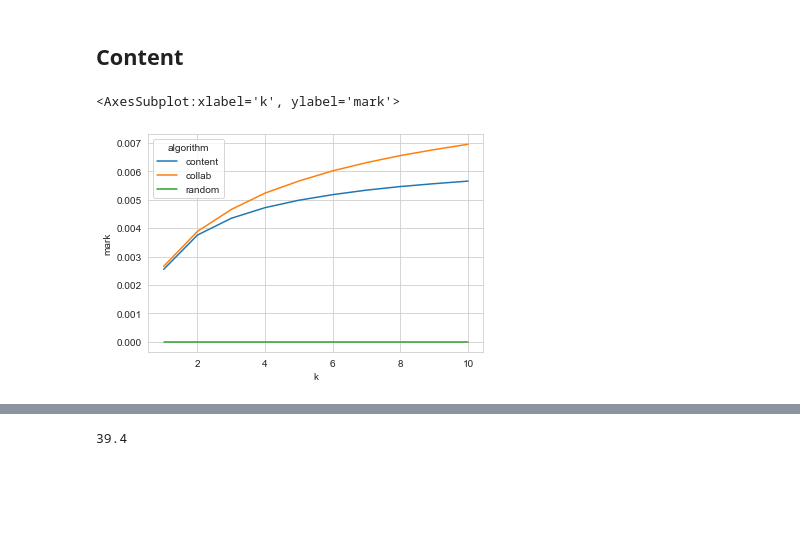
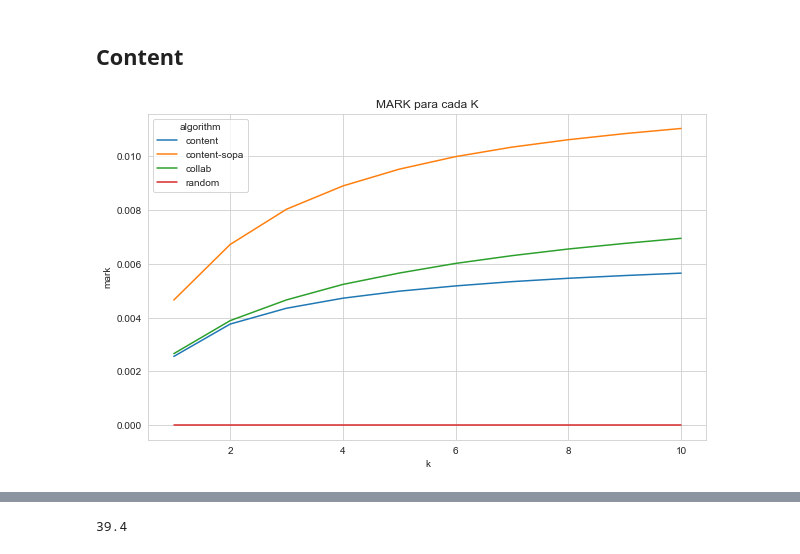
Before and after one commit to mnPanic/aa-tp, a Jupyter notebook: graficos.ipynb, the cells around one changed output, grey strips where cells are left out. Cells and saved outputs as stored; diff of their text form; code cells hidden in the pictures; blank space fills up the shorter version.

Commit message:
users nuestros, testeo y gráficos de resultados

```diff
--- a/graficos.ipynb
+++ b/graficos.ipynb
@@ -168,8 +168,9 @@ predicted_random, actual_random = result_io.read_results(result_io.NAME_RANDOM)
 # %%
 data = {
-    "content": [predicted_content, actual_content],
-    "collab": [predicted_collab, actual_collab],
-    "random": [predicted_random, actual_random],
+    "content": result_io.read_results(result_io.NAME_CONTENT),
+    "content-sopa": result_io.read_results_new_format(result_io.NAME_CONTENT_SOPA),
+    "collab": result_io.read_col_results(),
+    "random": result_io.read_results(result_io.NAME_RANDOM),
 }
 # %%
 rows = []
@@ -181,11 +182,13 @@ for algo, val in data.items():
         rows.append({"k": k, "mark": mark, "mapk": mapk, "algorithm": algo})
 df = pd.DataFrame.from_records(rows)
 # %%
+plt.figure(figsize = (10,6))
 sns.lineplot(
     data=df,
     x="k", y="mark", hue="algorithm",
     markers=True, dashes=False
 )
+plt.title("MARK para cada K")
+plt.savefig("graficos/resultados/mark.png")
 # %% [output]
-<AxesSubplot:xlabel='k', ylabel='mark'>
-[figure, old version]
+[figure, new version]
```
Also changed, not shown: parts of 8 cells of this notebook, 10 other files.
